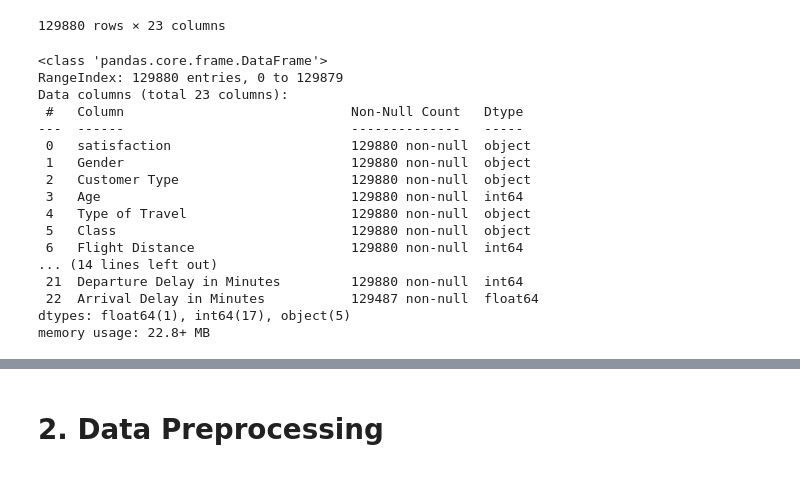
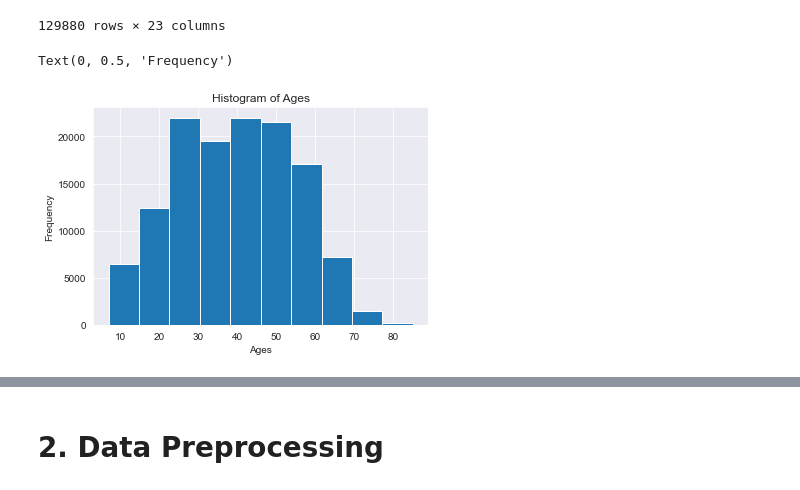
Before and after one commit to lotlouischoitslab/Airline_Satisfaction, a Jupyter notebook: airline_satisfication.ipynb, the cells around one changed output, grey strips where cells are left out. Saved outputs shown, nothing was run; the diff lists cells and outputs as text; code cells hidden in the pictures.

Commit message:
added some visualization

```diff
--- a/airline_satisfication.ipynb
+++ b/airline_satisfication.ipynb
@@ -33,23 +34,12 @@ data
 | 129878 | dissatisfied | Male | disloyal Customer | 66 | Personal Travel | Eco | 2450 | 3 | ... |
 | 129879 | dissatisfied | Female | disloyal Customer | 38 | Personal Travel | Eco | 4307 | 3 | ... |
 129880 rows × 23 columns
-# %%
-data.info()
-# %% [output]
-<class 'pandas.core.frame.DataFrame'>
-RangeIndex: 129880 entries, 0 to 129879
-Data columns (total 23 columns):
- #   Column                             Non-Null Count   Dtype
----  ------                             --------------   -----
- 0   satisfaction                       129880 non-null  object
- 1   Gender                             129880 non-null  object
- 2   Customer Type                      129880 non-null  object
- 3   Age                                129880 non-null  int64
- 4   Type of Travel                     129880 non-null  object
- 5   Class                              129880 non-null  object
- 6   Flight Distance                    129880 non-null  int64
-... (14 lines left out)
- 21  Departure Delay in Minutes         129880 non-null  int64
- 22  Arrival Delay in Minutes           129487 non-null  float64
-dtypes: float64(1), int64(17), object(5)
-memory usage: 22.8+ MB
+# %%
+#Age Distribution
+data['Age'].hist(bins=10)
+plt.title("Histogram of Ages")
+plt.xlabel('Ages')
+plt.ylabel('Frequency')
+# %% [output]
+Text(0, 0.5, 'Frequency')
+[figure, added]
```
Also changed, not shown: parts of 15 cells of this notebook.
